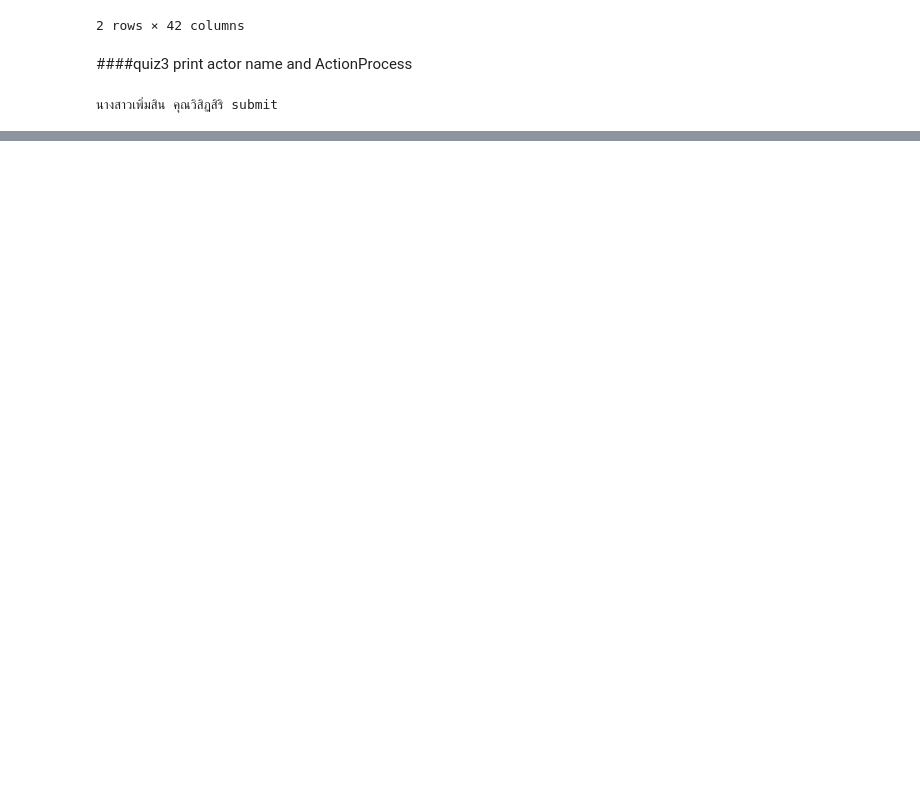
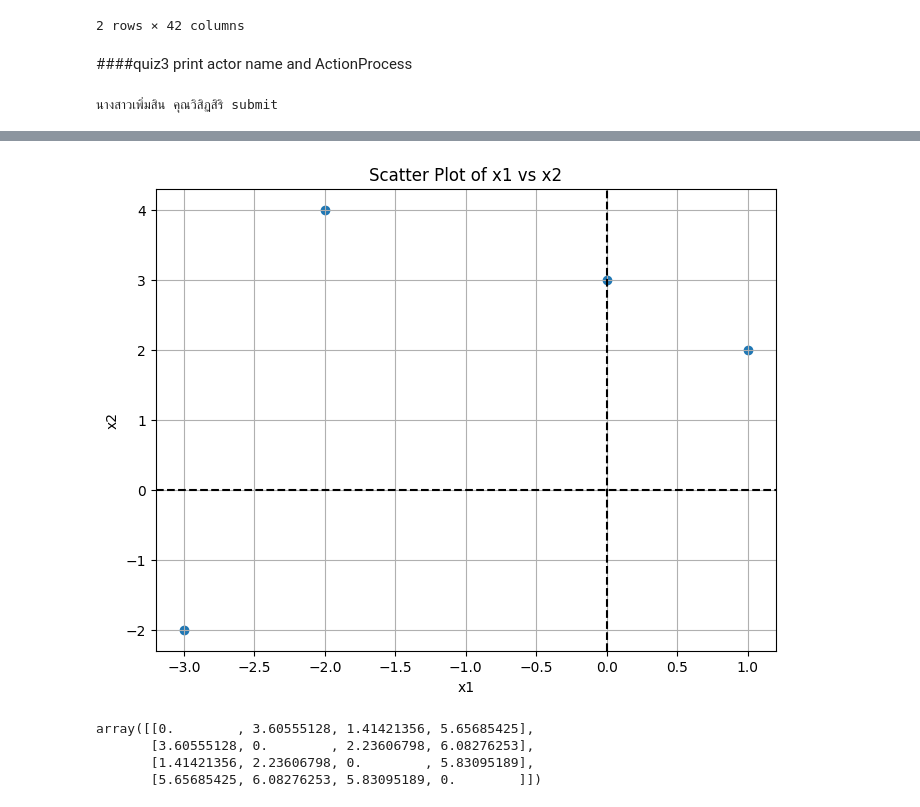
Before and after one commit to Khomkrit007/bsc_dpdm24, a Jupyter notebook: Chapter_2_Understanding_Data.ipynb, the cells around one changed output, grey strips where cells are left out. Saved outputs shown, nothing was run; the diff lists cells and outputs as text; code cells hidden in the pictures; blank space fills up the shorter version.

```diff
--- a/Chapter_2_Understanding_Data.ipynb
+++ b/Chapter_2_Understanding_Data.ipynb
@@ -369,3 +369,7 @@ with open(file_path, 'r', encoding='utf-8') as f:
 print(json_2298['ActionHistory'][0]['ActorName'], json_2298['ActionHistory'][0]['ActionProcess'])
 # %% [output]
 นางสาวเพิ่มสิน คุณวิสิฏสิริ submit
+# %%
+data =[[1,2],[-2,4],[0,3],[-3,-2]]
+df = pd.DataFrame(data, columns=['x1', 'x2'])
+df
@@ -371,0 +382,33 @@ print(json_2298['ActionHistory'][0]['ActorName'], json_2298['ActionHistory'][0][
+# %%
+# prompt: draw scateplot pf the df add oregin
+
+import matplotlib.pyplot as plt
+
+# Assuming 'df' is your DataFrame with 'x1' and 'x2' columns
+
+plt.figure(figsize=(8, 6))  # Adjust figure size as needed
+plt.scatter(df['x1'], df['x2'])
+plt.axhline(y=0, color='black', linestyle='--') # Add horizontal line at y=0
+plt.axvline(x=0, color='black', linestyle='--') # Add vertical line at x=0
+plt.xlabel('x1')
+plt.ylabel('x2')
+plt.title('Scatter Plot of x1 vs x2')
+plt.grid(True)
+plt.show()
+# %% [output]
+[figure, added]
+# %%
+# prompt: calculate distance martrix of the df
+
+from scipy.spatial.distance import pdist, squareform
+
+# Assuming df_table is your DataFrame
+# Replace 'df_table' with your actual DataFrame name if different
+distance_matrix = squareform(pdist(df))
+
+distance_matrix
+# %% [output]
+array([[0.        , 3.60555128, 1.41421356, 5.65685425],
+       [3.60555128, 0.        , 2.23606798, 6.08276253],
+       [1.41421356, 2.23606798, 0.        , 5.83095189],
+       [5.65685425, 6.08276253, 5.83095189, 0.        ]])
```
Also changed, not shown: parts of 3 cells of this notebook.
